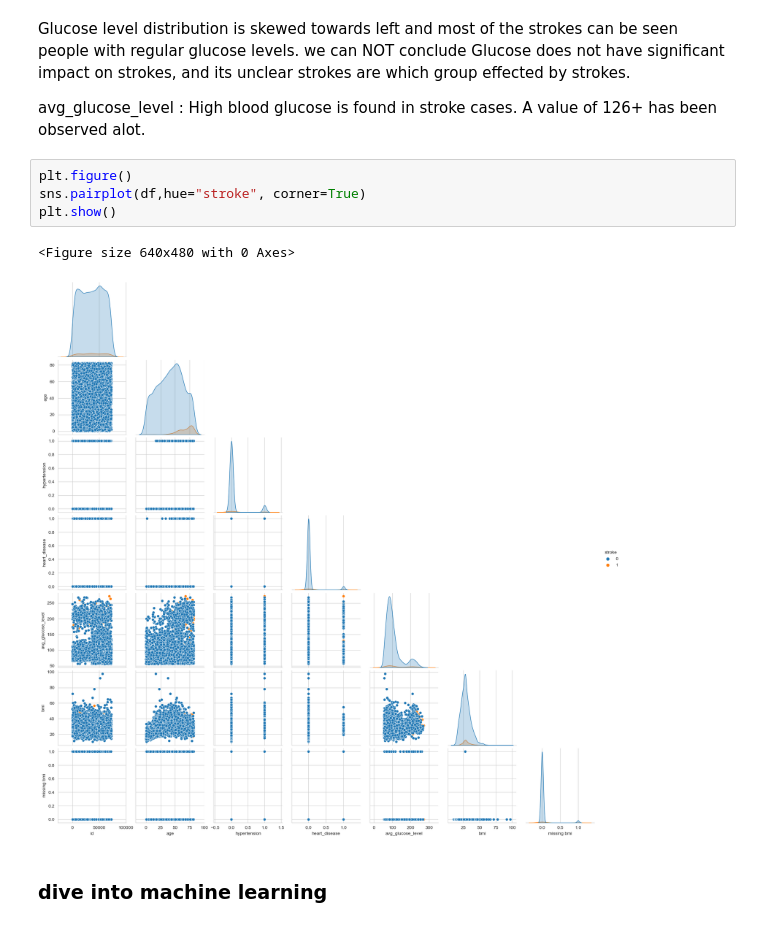
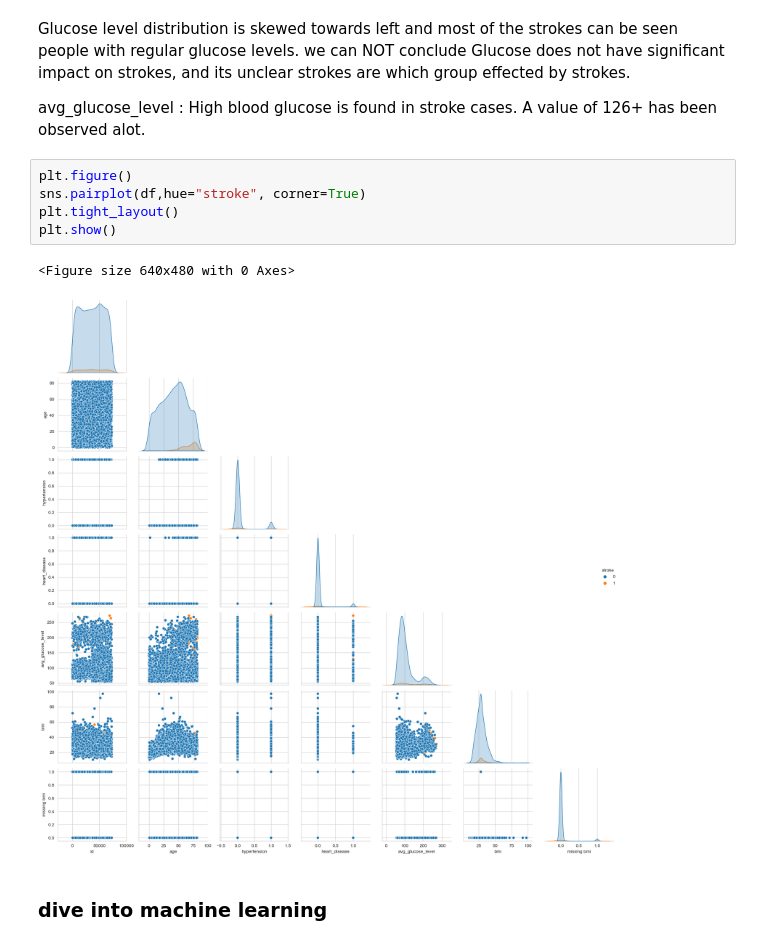
Before and after one commit to MaSOouD69/Capstone-Repo-Bootcamp-Project, a Jupyter notebook: capstone_Masoud_Arefi.ipynb, the cells around one changed output. Saved outputs shown, nothing was run; the diff lists cells and outputs as text.

```diff
--- a/capstone_Masoud_Arefi.ipynb
+++ b/capstone_Masoud_Arefi.ipynb
@@ -806,10 +801,11 @@ avg_glucose_level : High blood glucose is found in stroke cases. A value of 126+
 # %%
 plt.figure()
 sns.pairplot(df,hue="stroke", corner=True)
+plt.tight_layout()
 plt.show()
 # %% [output]
 <Figure size 640x480 with 0 Axes>
-[figure, old version]
+[figure, new version]
 # %% [markdown]
 ### dive into machine learning
 # %%
```
Also changed, not shown: parts of 103 cells of this notebook.
